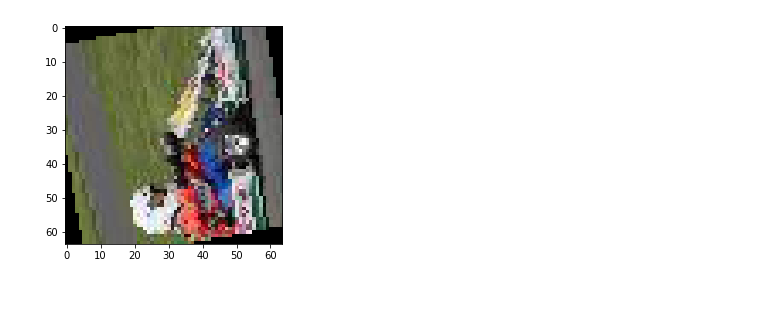
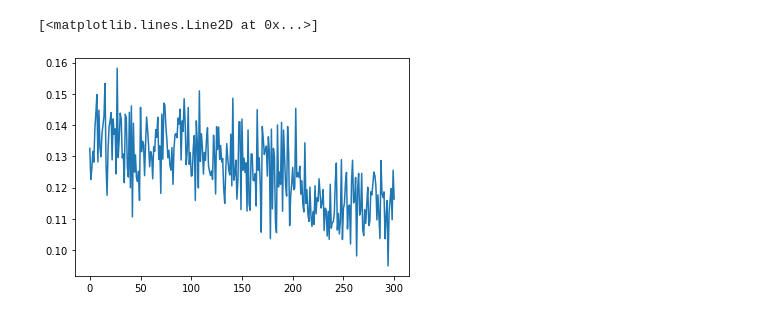
Before and after one commit to TomBekor/AugmentationsLearning, a Jupyter notebook: nb.ipynb, the cells around one changed output. Saved outputs shown, nothing was run; the diff lists cells and outputs as text; code cells hidden in the pictures.

```diff
--- a/nb.ipynb
+++ b/nb.ipynb
@@ -61,3 +70,3 @@ tensor([0.])
 # %%
-model = None
-# model.to(device)
+model = AugmentationNetwork(init_rot_degree=init_rotation_deg)
+model.to(device)
@@ -64,30 +81,32 @@ model = None
 # %%
 criterion = nn.MSELoss()
-optimizer = optim.SGD(model.parameters(), lr=0.001, momentum=0.9)
+# optimizer = optim.SGD(model.parameters(), lr=lr, momentum=momentum)
+optimizer = optim.Adam(model.parameters(), lr=lr)
 # %%
 losses = []
-
 for epoch in range(epochs):
 
     running_loss = 0.0
     for i, data in enumerate(dataloader):
         source_images, target_images = data
         source_images, target_images = source_images.to(device), target_images.to(device)
-        break
-    break
-        # optimizer.zero_grad()
 
-        # output_images = model(source_images)
-        # loss = criterion(output_images, target_images)
-        # loss.backward()
-        # optimizer.step()
+        optimizer.zero_grad()
 
-        # losses.append(loss.item())
-        # running_loss += loss.item()
-        # print_every = 2000
-        # if i % print_every == print_every - 1:
-        #     print(f'[Epoch: {epoch+1} | Batch: {i+1} | MSE Loss: {running_loss/print_every:.3f}]')
-        #     running_loss = 0.0
+        output_images = model(source_images)
+        loss = criterion(output_images, target_images)
+        loss.backward()
+        optimizer.step()
+
+        losses.append(loss.item())
+        running_loss += loss.item()
+        print_every = 10
+        if i % print_every == print_every - 1:
+            print(f'[Epoch: {epoch+1} | Batch: {i+1} | MSE Loss: {running_loss/print_every:.3f} | {model.trans_param.item()}]')
+            running_loss = 0.0
+
+        if i == 300:
+            break
 
 print('Finished Training.')
 # %% [output]
@@ -105,4 +130,5 @@ plot_tensor(s_im)
-# %%
-plot_tensor(t_im)
-# %% [output]
-[figure, removed]
+# %%
+plt.plot(losses)
+# %% [output]
+[<matplotlib.lines.Line2D at 0x...>]
+[figure, added]
```
Also changed, not shown: parts of 13 cells of this notebook, 1 other file.
